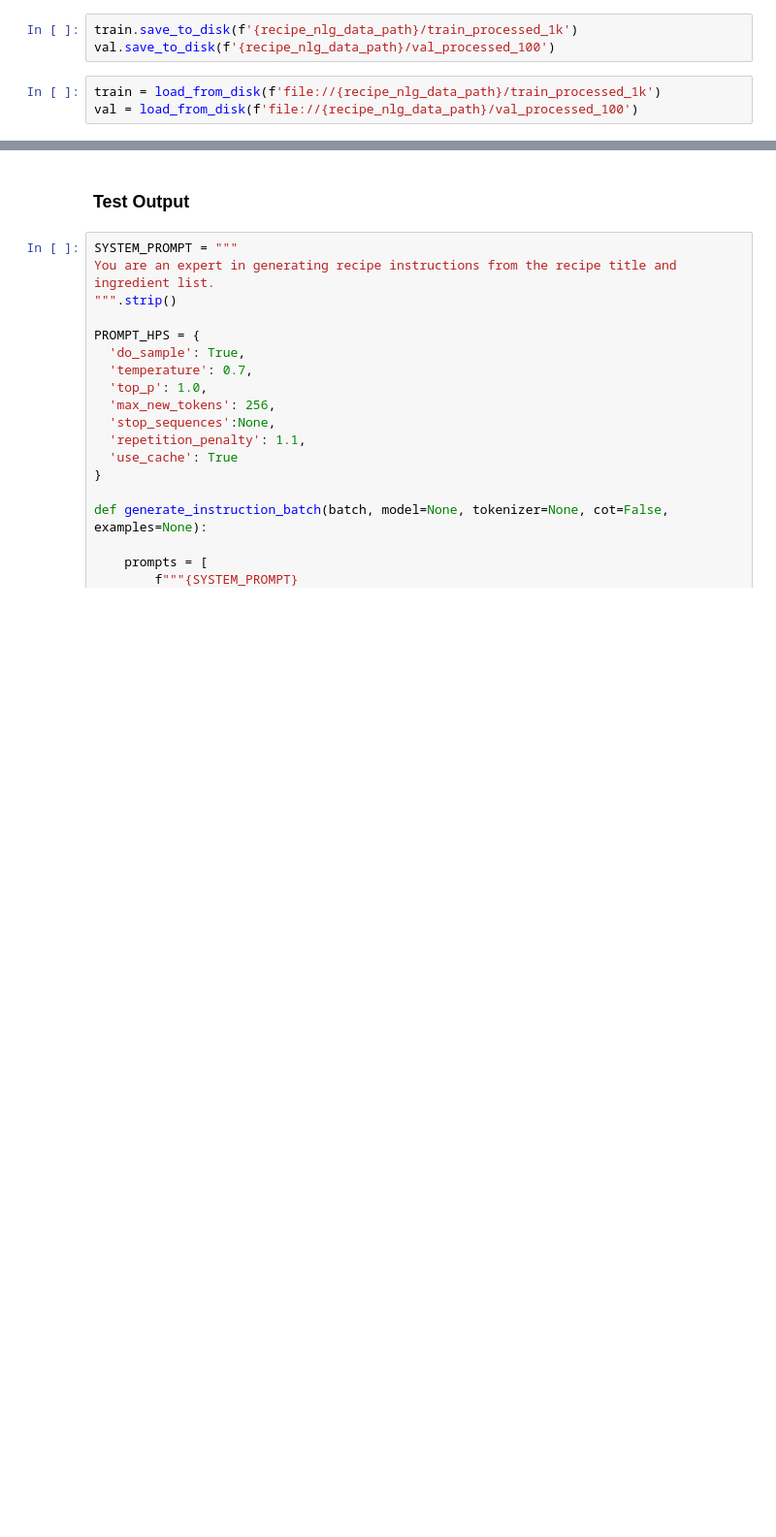
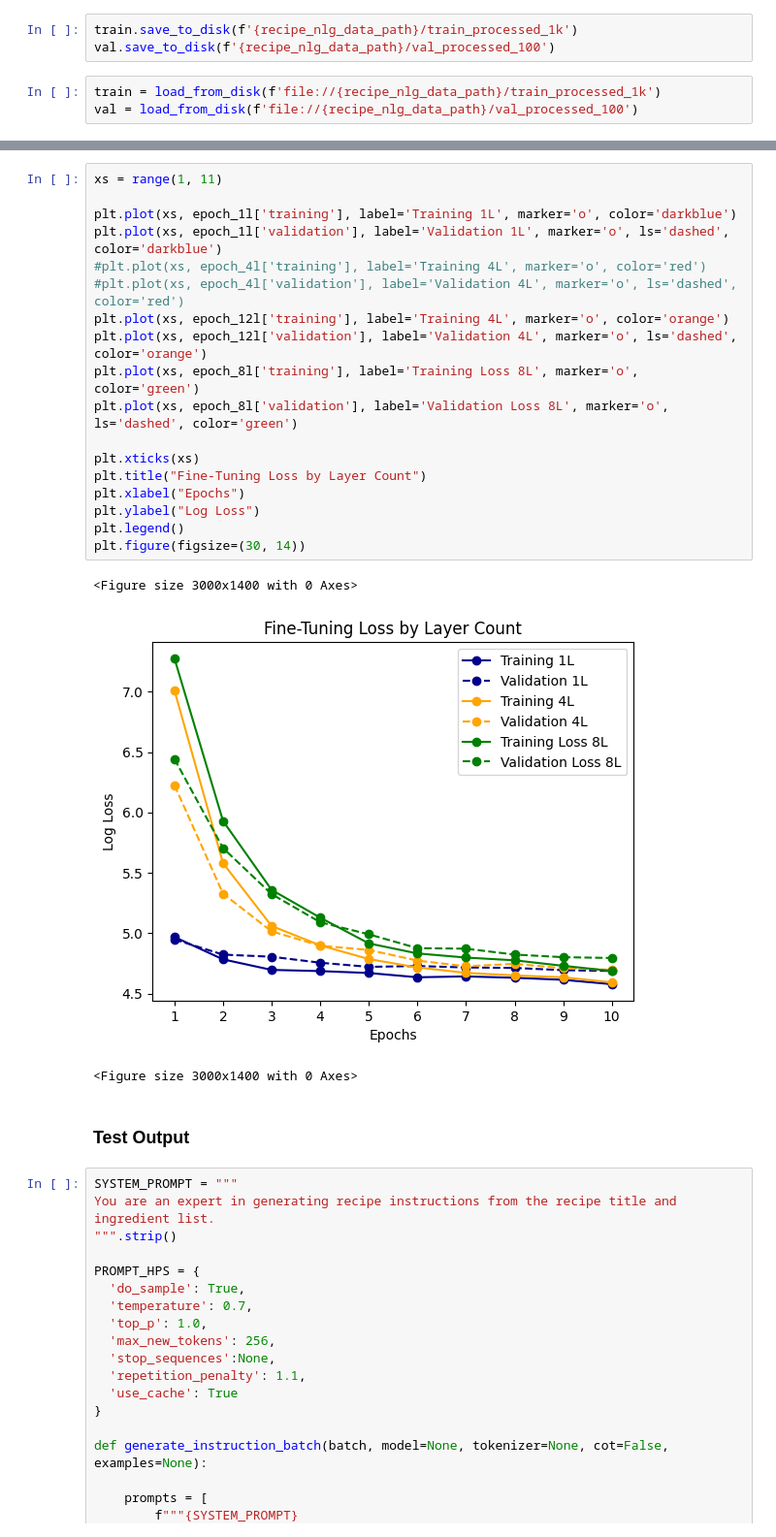
Before and after one commit to dcosta224/recipe-266-project, a Jupyter notebook: fine_tune.ipynb, the cells around one changed output, grey strips where cells are left out. Shown at 97% size. Cells and saved outputs as stored; diff of their text form; blank space fills up the shorter version.

```diff
--- a/fine_tune.ipynb
+++ b/fine_tune.ipynb
@@ -237,3 +784,25 @@ model_peft.save_pretrained(f'{recipe_nlg_data_path}/qlora_1k_test_5e')
+# %%
+xs = range(1, 11)
+
+plt.plot(xs, epoch_1l['training'], label='Training 1L', marker='o', color='darkblue')
+plt.plot(xs, epoch_1l['validation'], label='Validation 1L', marker='o', ls='dashed', color='darkblue')
+#plt.plot(xs, epoch_4l['training'], label='Training 4L', marker='o', color='red')
+#plt.plot(xs, epoch_4l['validation'], label='Validation 4L', marker='o', ls='dashed', color='red')
+plt.plot(xs, epoch_12l['training'], label='Training 4L', marker='o', color='orange')
+plt.plot(xs, epoch_12l['validation'], label='Validation 4L', marker='o', ls='dashed', color='orange')
+plt.plot(xs, epoch_8l['training'], label='Training Loss 8L', marker='o', color='green')
+plt.plot(xs, epoch_8l['validation'], label='Validation Loss 8L', marker='o', ls='dashed', color='green')
+
+plt.xticks(xs)
+plt.title("Fine-Tuning Loss by Layer Count")
+plt.xlabel("Epochs")
+plt.ylabel("Log Loss")
+plt.legend()
+plt.figure(figsize=(30, 14))
+# %% [output]
+<Figure size 3000x1400 with 0 Axes>
+[figure, added]
+<Figure size 3000x1400 with 0 Axes>
 # %% [markdown]
 ### Test Output
 # %%
```
Also changed, not shown: parts of 75 cells of this notebook, 2 other files.
